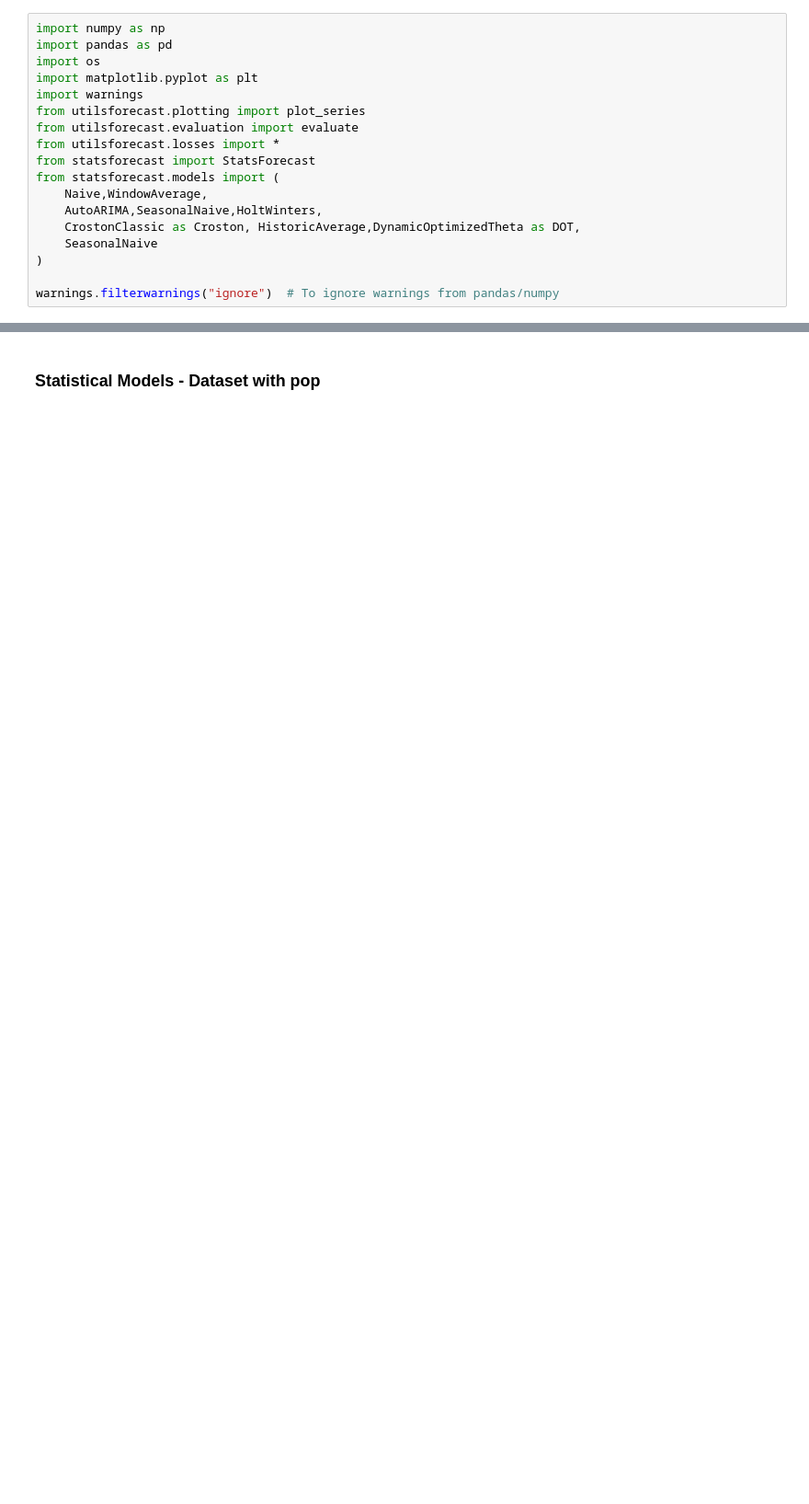
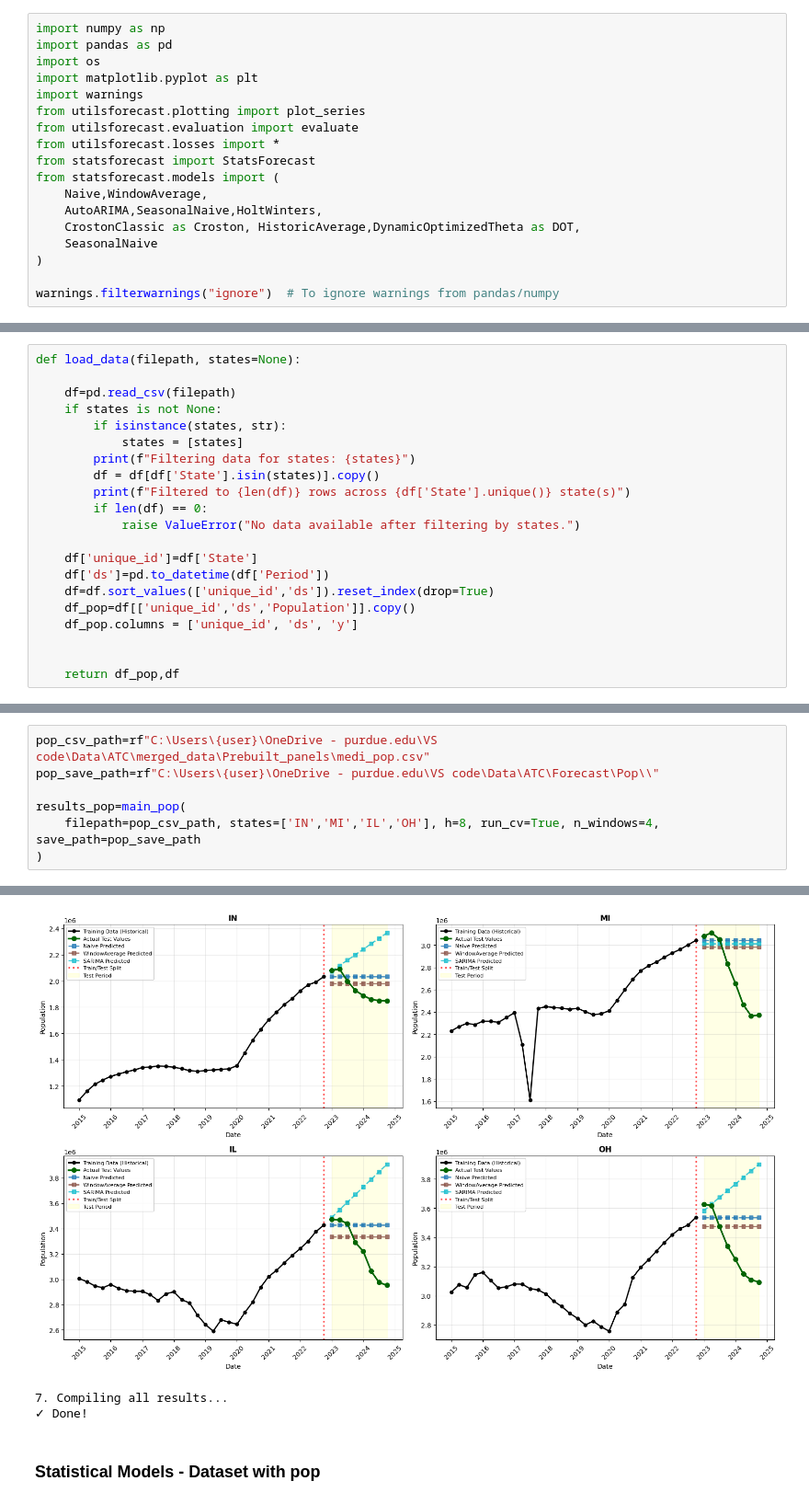
Before and after one commit to Lilianptr/DCMME, a Jupyter notebook: ATC/Forecast_1.ipynb, the cells around one changed output, grey strips where cells are left out. Shown at 92% size. Drawn from its saved outputs; the diff is of its cells as text; blank space fills up the shorter version.

Commit message:
forecast for population is ready

```diff
--- a/ATC/Forecast_1.ipynb
+++ b/ATC/Forecast_1.ipynb
@@ -20,0 +317,21 @@ user="lholguin"
+# %%
+def load_data(filepath, states=None):
+
+    df=pd.read_csv(filepath)
+    if states is not None:
+        if isinstance(states, str):
+            states = [states]
+        print(f"Filtering data for states: {states}")
+        df = df[df['State'].isin(states)].copy()
+        print(f"Filtered to {len(df)} rows across {df['State'].unique()} state(s)")
+        if len(df) == 0:
+            raise ValueError("No data available after filtering by states.")
+
+    df['unique_id']=df['State']
+    df['ds']=pd.to_datetime(df['Period'])
+    df=df.sort_values(['unique_id','ds']).reset_index(drop=True)
+    df_pop=df[['unique_id','ds','Population']].copy()
+    df_pop.columns = ['unique_id', 'ds', 'y']
+
+
+    return df_pop,df
@@ -20,0 +397,8 @@ user="lholguin"
+# %%
+pop_csv_path=rf"C:\Users\{user}\OneDrive - purdue.edu\VS code\Data\ATC\merged_data\Prebuilt_panels\medi_pop.csv"
+pop_save_path=rf"C:\Users\{user}\OneDrive - purdue.edu\VS code\Data\ATC\Forecast\Pop\\"
+
+results_pop=main_pop(
+    filepath=pop_csv_path, states=['IN','MI','IL','OH'], h=8, run_cv=True, n_windows=4, save_path=pop_save_path
+)
+# %% [output]
@@ -21,3 +422,6 @@ user="lholguin"
+[figure, added]
+7. Compiling all results...
+✓ Done!
 # %% [markdown]
 ### Statistical Models - Dataset with pop
 # %%
```
Also changed, not shown: parts of 9 cells of this notebook, 21 other files.
